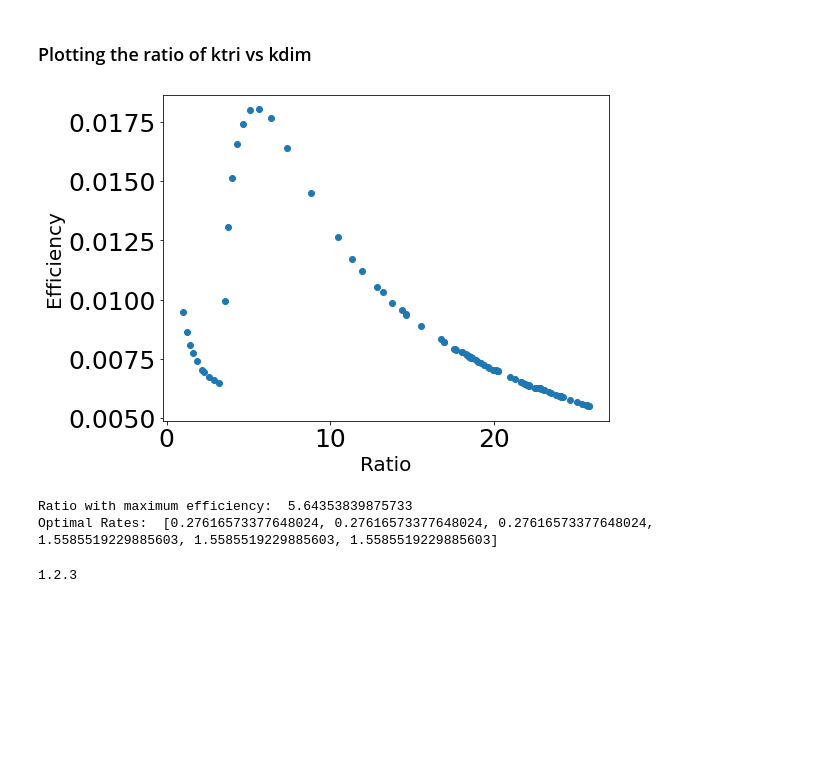
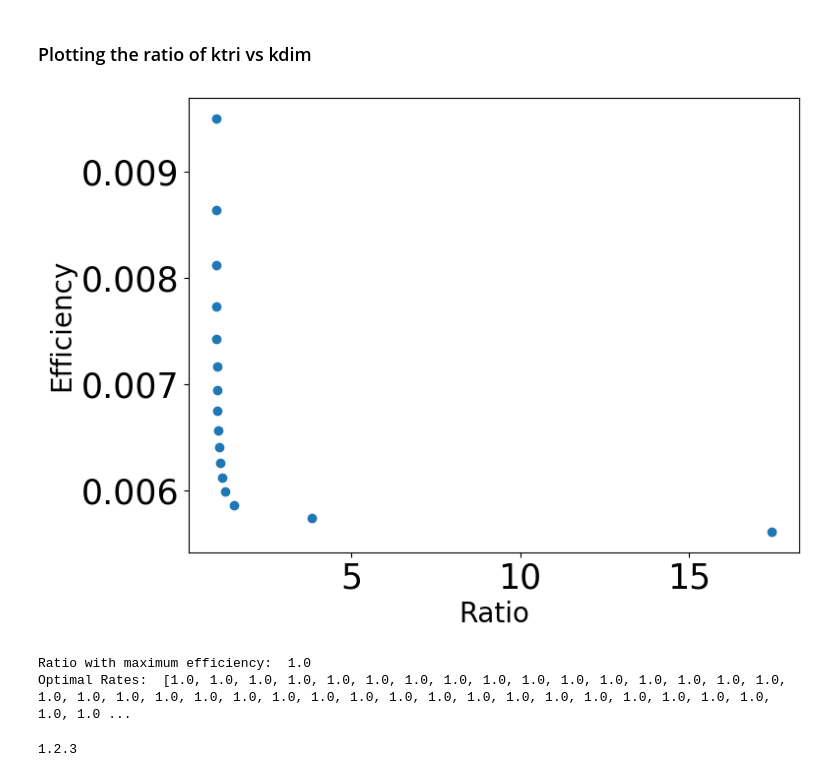
Before and after one commit to mjohn218/KineticAssembly_AD, a Jupyter notebook: templates/Optimization_Template.ipynb, the cells around one changed output. Drawn from its saved outputs; the diff is of its cells as text; code cells hidden in the pictures; blank space fills up the shorter version.

```diff
--- a/templates/Optimization_Template.ipynb
+++ b/templates/Optimization_Template.ipynb
@@ -26,7 +26,7 @@ Before we begin to run the optimization routine, we need to create a Reaction Ne
 Here a simple trimer model is used to run a simulation.
 #### Read the corresponding input file and call the ReactionNetwork class
 # %%
-base_input = './trimer_homorates.pwr'
+base_input = './fivemer_homorates.pwr'
 rn = ReactionNetwork(base_input, one_step=True)
 rn.resolve_tree()
 # %% [output]
@@ -288,18 +294,18 @@ final_t95 = []
 final_t99 = []
 
 for i in range(len(optim.final_yields)):
-    yields.append(optim.final_yields[i].item())
-    final_params.append(optim.final_solns[i].numpy())
+    yields.append(optim.final_yields[i])
+    final_params.append(optim.final_solns[i])
 
     #Storing the different time points it reaches a particular yield threshold
-    if type(optim.final_t85[i])==int:
+    if optim.final_t85[i] == -1:
         final_t85.append(1)
     else:
-        final_t85.append(optim.final_t85[i].item())
-    if type(optim.final_t95[i])==int:
+        final_t85.append(optim.final_t85[i])
+    if optim.final_t95[i] == -1:
         final_t95.append(1)
     else:
-        final_t95.append(optim.final_t95[i].item())
+        final_t95.append(optim.final_t95[i])
 
 
 final_yield_arr = np.array(yields)
@@ -311,24 +317,24 @@ final_t95 = np.array(final_t95)
 # %%
 import matplotlib.pyplot as plt
 
-mask_r = final_yield_arr > 0.5
+mask_r = final_yield_arr > 0.2
 
 #Calculate the ratio
 ratio = final_param_arr[:,1]/final_param_arr[:,0]
 
 #Normalize the time scale (t = t*conc*max_rate)
 conc=vec_rn.initial_copies[0].item()
 scale_time = final_t95[mask_r]*conc*np.max(final_param_arr[mask_r],axis=1)
 #Calculate the y_per_time
 y_per_time = 0.95/scale_time
 
 fig,ax = plt.subplots(figsize=(8,6))
 ax.plot(ratio,y_per_time,linestyle='',marker='o')
 ax.set_ylabel("Efficiency",fontsize=20)
 ax.set_xlabel("Ratio",fontsize=20)
 ax.tick_params(labelsize=25)
 # %% [output]
-[figure, old version]
+[figure, new version]
 # %%
 max_indx = np.argmax(y_per_time)
 max_ratio = ratio[max_indx]
@@ -344,8 +350,8 @@ for cls,uids in vec_rn.rxn_class.items():
 
 print("Optimal Rates: ",list(reaction_rates))
 # %% [output]
-Ratio with maximum efficiency:  5.64353839875733
-Optimal Rates:  [0.27616573377648024, 0.27616573377648024, 0.27616573377648024, 1.5585519229885603, 1.5585519229885603, 1.5585519229885603]
+Ratio with maximum efficiency:  1.0
+Optimal Rates:  [1.0, 1.0, 1.0, 1.0, 1.0, 1.0, 1.0, 1.0, 1.0, 1.0, 1.0, 1.0, 1.0, 1.0, 1.0, 1.0, 1.0, 1.0, 1.0, 1.0, 1.0, 1.0, 1.0, 1.0, 1.0, 1.0, 1.0, 1.0, 1.0, 1.0, 1.0, 1.0, 1.0, 1.0, 1.0, 1.0, 1.0 ...
 # %%
 import pandas as pd
 print(pd.__version__)
```
Also changed, not shown: parts of 8 cells of this notebook, 3 other files.
